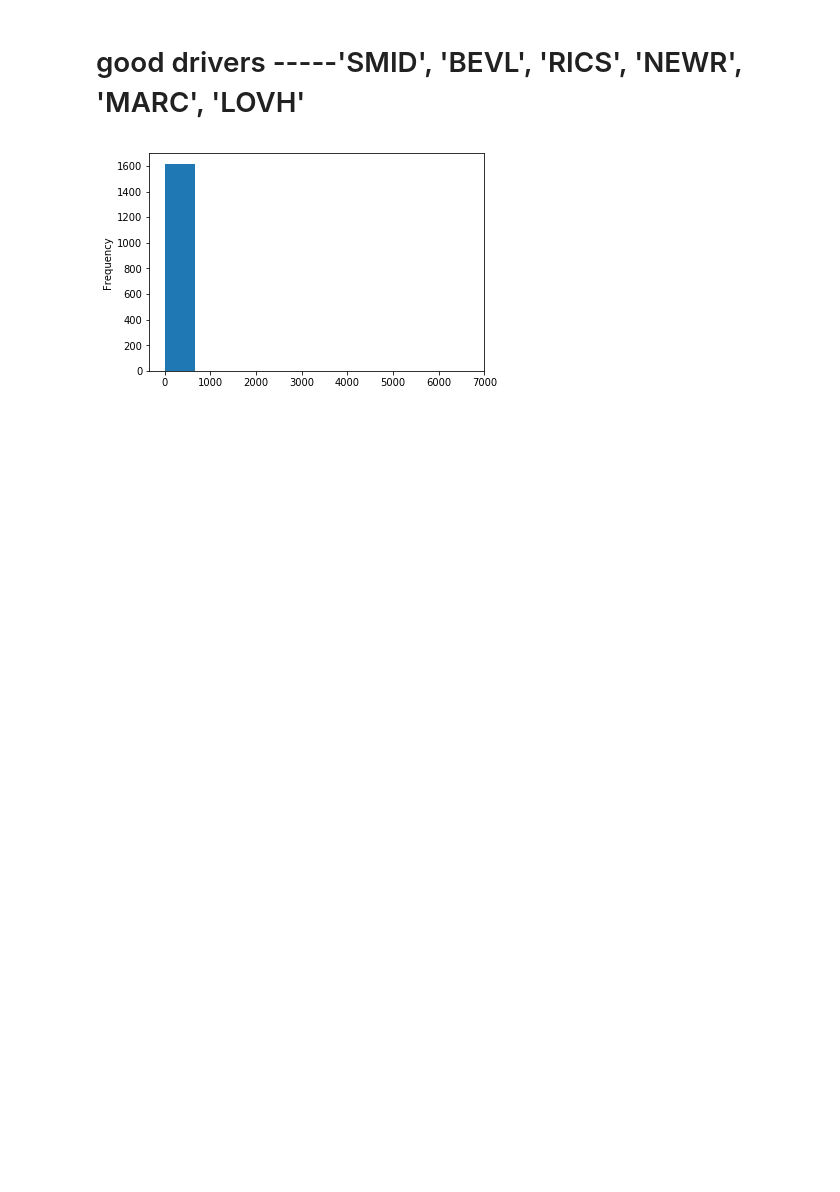
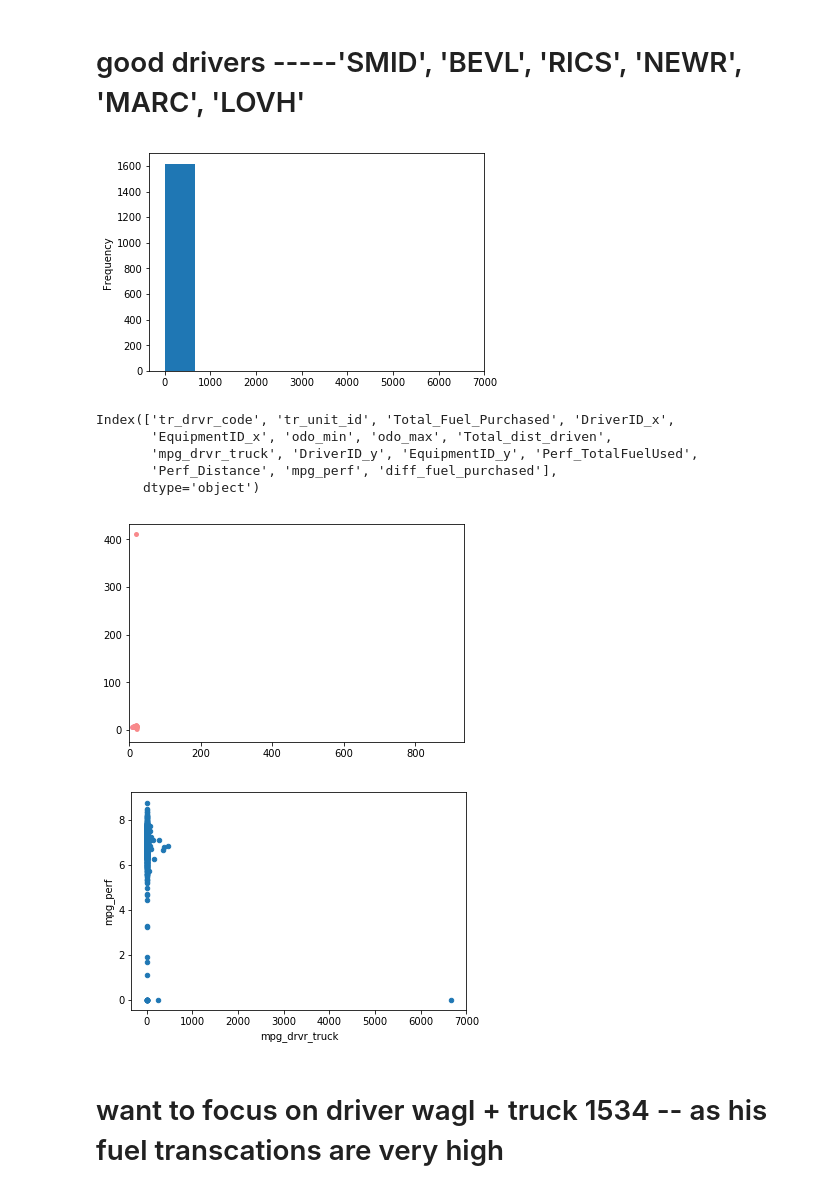
Before and after one commit to paulo-g-martinez/dq-6-fraud-detection, a Jupyter notebook: BigG_testing_merge.ipynb, the cells around one changed output. Cells and saved outputs as stored; diff of their text form; code cells hidden in the pictures; blank space fills up the shorter version.

```diff
--- a/BigG_testing_merge.ipynb
+++ b/BigG_testing_merge.ipynb
@@ -1565,3 +1706,19 @@ plt.show()
 #plt.show()
 # %%
 #df.loc['2015-2'] -  returns the tr rows of feb month for the year 2015
+# %%
+grp_merged.columns
+# %% [output]
+Index(['tr_drvr_code', 'tr_unit_id', 'Total_Fuel_Purchased', 'DriverID_x',
+       'EquipmentID_x', 'odo_min', 'odo_max', 'Total_dist_driven',
+       'mpg_drvr_truck', 'DriverID_y', 'EquipmentID_y', 'Perf_TotalFuelUsed',
+       'Perf_Distance', 'mpg_perf', 'diff_fuel_purchased'],
+      dtype='object')
+# %%
+grp_merged.plot(kind='scatter',x='mpg_drvr_truck',y='mpg_perf')
+plt.show()
+# %% [output]
+[figure, added]
+[figure, added]
+# %% [markdown]
+# want to focus on driver wagl + truck 1534 -- as his fuel transcations are very high
```
Also changed, not shown: parts of 20 cells of this notebook, 1 other file.
